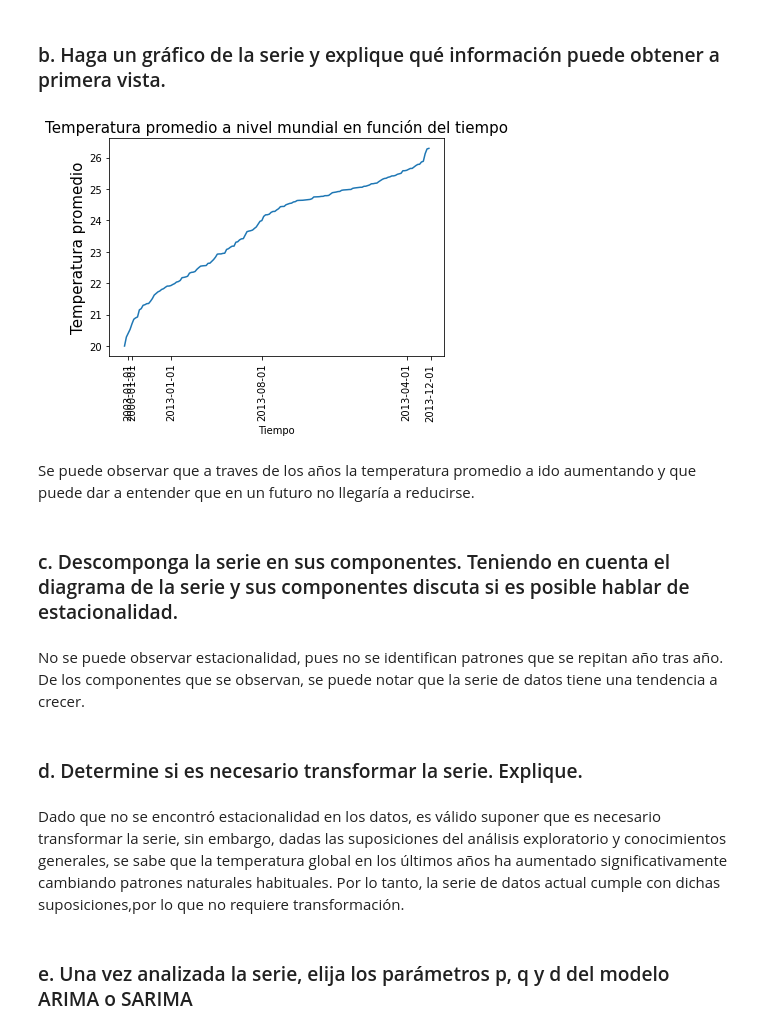
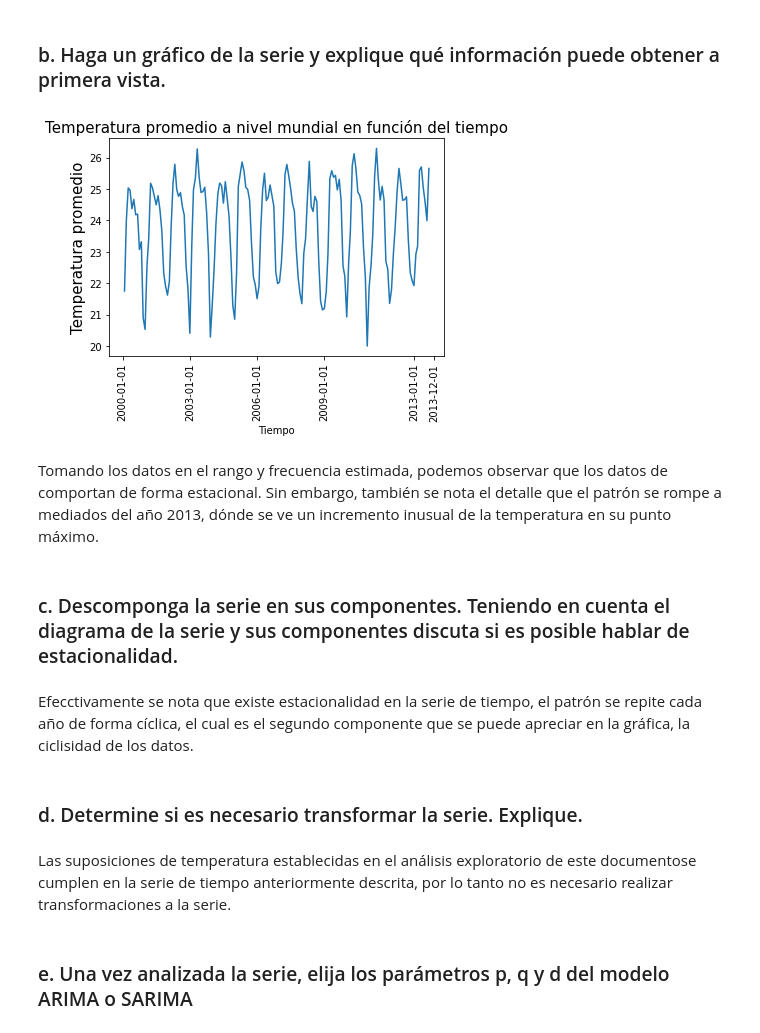
Before and after one commit to wsaldana/DataScienceLab2, a Jupyter notebook: lab2_Guatemala.ipynb, the cells around one changed output. Cells and saved outputs as stored; diff of their text form; code cells hidden in the pictures.

Commit message:
Graphs fixed

```diff
--- a/lab2_Guatemala.ipynb
+++ b/lab2_Guatemala.ipynb
@@ -262,33 +282,32 @@ temp_serie
 # %% [markdown]
 ### b. Haga un gráfico de la serie y explique qué información puede obtener a primera vista.
 # %%
-temp_serie = temp_serie[['dt', 'AverageTemperature']].groupby('dt').mean()\
-    .sort_values(by=['AverageTemperature'])
+temp_serie = temp_serie[['dt', 'AverageTemperature']].groupby('dt').mean()
 # %%
 plt.plot(
     temp_serie.index,
     temp_serie['AverageTemperature']
 )
 plt.title('Temperatura promedio a nivel mundial en función del tiempo', size=15)
 plt.xlabel('Tiempo')
 plt.ylabel('Temperatura promedio', size=15)
 plt.xticks(
-    ['2000-01-01', '2003-01-01', '2013-01-01', '2013-04-01', '2013-08-01', '2013-12-01'],
+    ['2000-01-01', '2003-01-01', '2006-01-01', '2009-01-01', '2013-01-01', '2013-12-01'],
     rotation=90
 )
 plt.show()
 # %% [output]
-[figure, old version]
+[figure, new version]
 # %% [markdown]
-Se puede observar que a traves de los años la temperatura promedio a ido aumentando y que puede dar a entender que en un futuro no llegaría a reducirse.
+Tomando los datos en el rango y frecuencia estimada, podemos observar que los datos de comportan de forma estacional. Sin embargo, también se nota el detalle que el patrón se rompe a mediados del año 2013, dónde se ve un incremento inusual de la temperatura en su punto máximo.
 # %% [markdown]
 ### c. Descomponga la serie en sus componentes. Teniendo en cuenta el diagrama de la serie y sus componentes discuta si es posible hablar de estacionalidad.
 # %% [markdown]
-No se puede observar estacionalidad, pues no se identifican patrones que se repitan año tras año. De los componentes que se observan, se puede notar que la serie de datos tiene una tendencia a crecer.
+Efecctivamente se nota que existe estacionalidad en la serie de tiempo, el patrón se repite cada año de forma cíclica, el cual es el segundo componente que se puede apreciar en la gráfica, la ciclisidad de los datos.
 # %% [markdown]
 ### d. Determine si es necesario transformar la serie. Explique.
 # %% [markdown]
-Dado que no se encontró estacionalidad en los datos, es válido suponer que es necesario transformar la serie, sin embargo, dadas las suposiciones del análisis exploratorio y conocimientos generales, se sabe que la temperatura global en los últimos años ha aumentado significativamente cambiando patrones naturales habituales. Por lo tanto, la serie de datos actual cumple con dichas suposiciones,por lo que no requiere transformación.
+Las suposiciones de temperatura establecidas en el análisis exploratorio de este documentose cumplen en la serie de tiempo anteriormente descrita, por lo tanto no es necesario realizar transformaciones a la serie.
 # %% [markdown]
 ### e. Una   vez   analizada   la   serie,   elija   los  parámetros   p,   q   y   d   del   modelo   ARIMA   o SARIMA
 # %%
```
Also changed, not shown: parts of 22 cells of this notebook, 2 other files.
